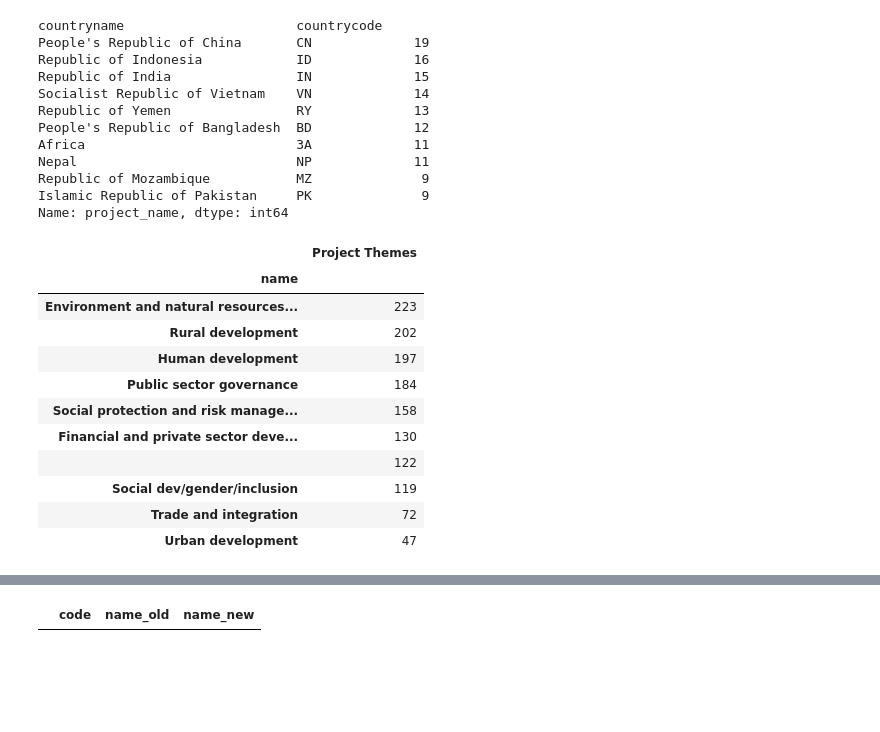
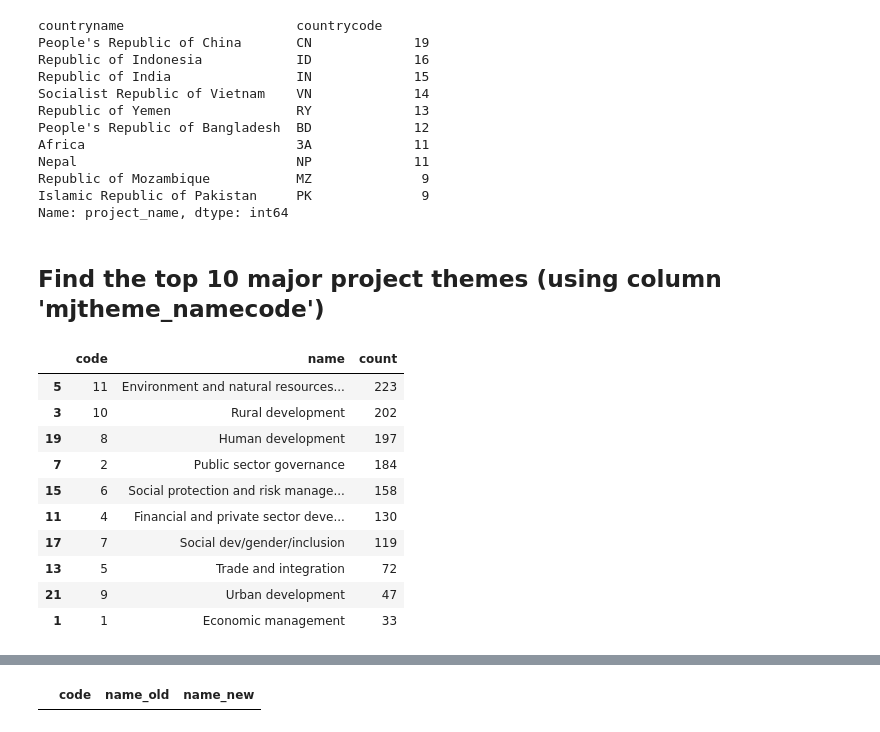
Before and after one commit to ChetanaYogeesh-zz/Springboard, a Jupyter notebook: data_wrangling_json/world_bank_projects_JSON_mini_project.ipynb, the cells around one changed output, grey strips where cells are left out. Drawn from its saved outputs; the diff is of its cells as text; code cells hidden in the pictures; blank space fills up the shorter version.

```diff
--- a/data_wrangling_json/world_bank_projects_JSON_mini_project.ipynb
+++ b/data_wrangling_json/world_bank_projects_JSON_mini_project.ipynb
@@ -180,27 +302,41 @@ Nepal                            NP             11
 Republic of Mozambique           MZ              9
 Islamic Republic of Pakistan     PK              9
 Name: project_name, dtype: int64
-# %%
-#Find the top 10 major project themes (using column 'mjtheme_namecode')
-flat_list = [item for sublist in sample_json_df['mjtheme_namecode'] for item in sublist]
-
-project_theme_df=json_normalize(flat_list)
-#all_themes_df = project_theme_df['name'].value_counts().sort_values(ascending=False).head(10) #included missing values
-all_themes_df = project_theme_df.groupby('name').count().sort_values('code',ascending=False).head(10)
-all_themes_df.reset_index(drop=True)
-all_themes_df.columns = ['Project Themes']
-
-all_themes_df
-# %% [output]
-|  | Project Themes |
-| name |  |
-| Environment and natural resources... | 223 |
-| Rural development | 202 |
-| Human development | 197 |
-| Public sector governance | 184 |
-| Social protection and risk manage... | 158 |
-| Financial and private sector deve... | 130 |
-|  | 122 |
-| Social dev/gender/inclusion | 119 |
-| Trade and integration | 72 |
-| Urban development | 47 |
+# %% [markdown]
+## Find the top 10 major project themes (using column 'mjtheme_namecode')
+# %%
+#Method 1:
+#pjt_theme_list = []
+#[pjt_theme_list.extend(r) for r in sample_json_df['mjtheme_namecode']]
+# converting back to dataframe
+#pjt_theme_1 = pd.DataFrame(pjt_theme_list)
+
+#Method 2:
+flat_list = [item for sublist in sample_json_df['mjtheme_namecode'] for item in sublist]
+project_theme_df=json_normalize(flat_list)
+project_theme_df.columns = project_theme_df.columns.map(str.strip)
+project_theme_df.groupby(['code','name']).size().reset_index().rename(columns={0:'count'}).sort_values('count',ascending=False).head(10)
+
+#grouped = project_theme_df.groupby(['code','name']).agg('name' : "count")
+#Using ravel, and a string join, we can create better names for the columns:
+#grouped.columns = ["_".join(x) for x in project_theme_df.columns.ravel()]
+#grouped.columns
+
+#Method 3:
+#all_themes_df = project_theme_df.groupby(['code','name'])['name'].count().sort_values(ascending=False).head(10)
+#all_themes_df.rename(columns={"code": "code", "name": "project theme name", "": "count"})
+
+## confirming both methods of accessing the json are equivalent
+#project_theme_df.equals(pjt_theme_1)
+# %% [output]
+|  | code | name | count |
+| 5 | 11 | Environment and natural resources... | 223 |
+| 3 | 10 | Rural development | 202 |
+| 19 | 8 | Human development | 197 |
+| 7 | 2 | Public sector governance | 184 |
+| 15 | 6 | Social protection and risk manage... | 158 |
+| 11 | 4 | Financial and private sector deve... | 130 |
+| 17 | 7 | Social dev/gender/inclusion | 119 |
+| 13 | 5 | Trade and integration | 72 |
+| 21 | 9 | Urban development | 47 |
+| 1 | 1 | Economic management | 33 |
```
Also changed, not shown: parts of 15 cells of this notebook, 1 other file.
